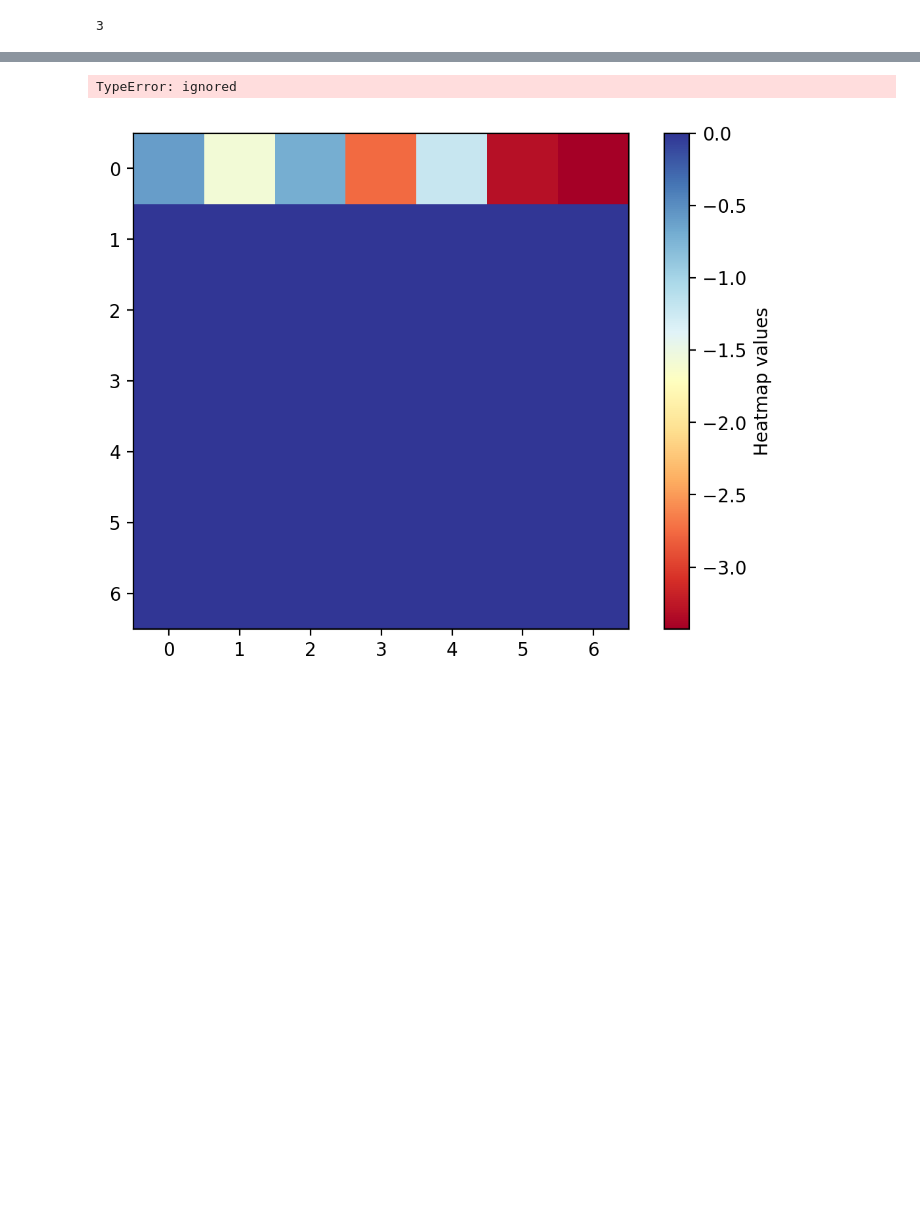
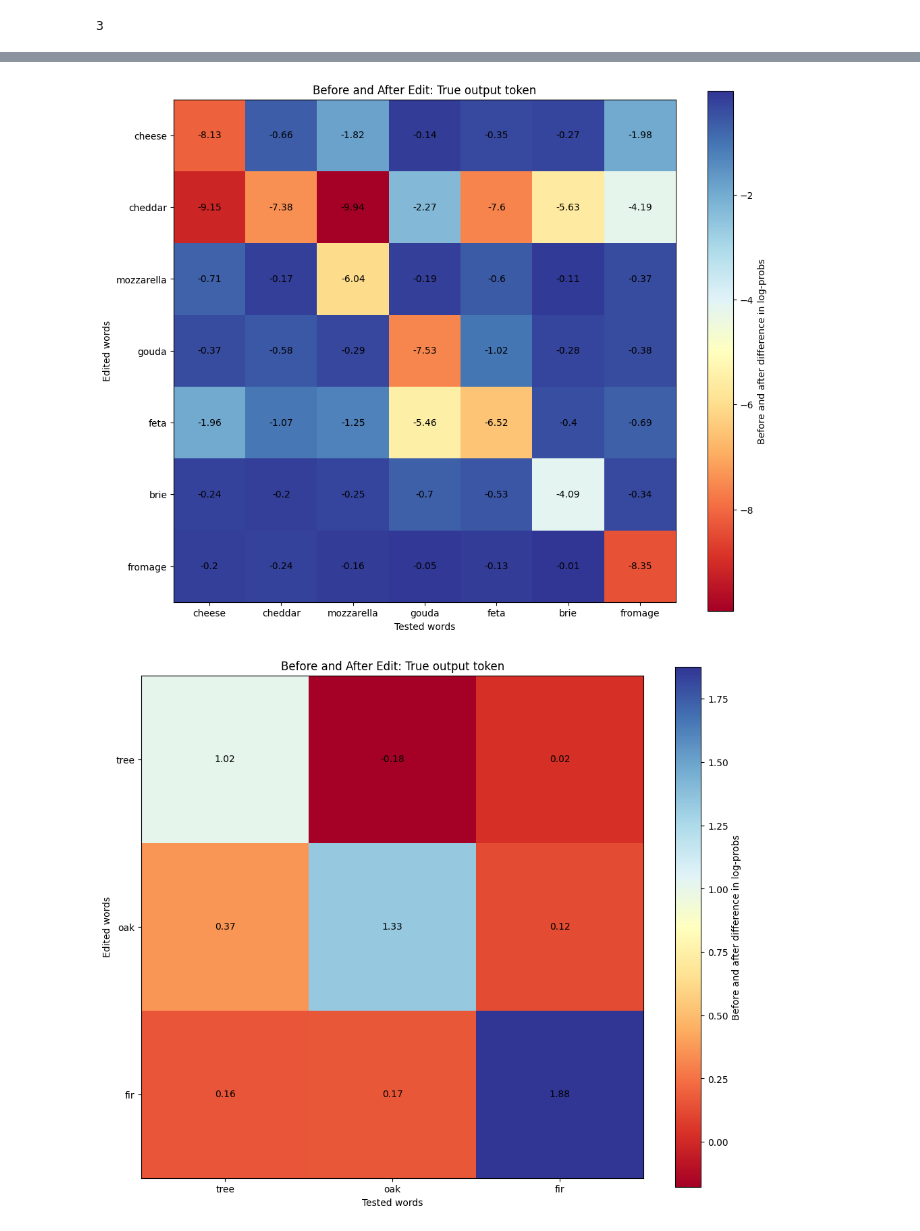
Before and after one commit to JayThibs/rome-experiments, a Jupyter notebook: notebooks/rome.ipynb, the cells around one changed output, grey strips where cells are left out. Saved outputs shown, nothing was run; the diff lists cells and outputs as text; code cells hidden in the pictures; blank space fills up the shorter version.

Commit message:
Added heatmaps.

```diff
--- a/notebooks/rome.ipynb
+++ b/notebooks/rome.ipynb
@@ -1562,7 +1621,12 @@ log_probs_dict
+# %%
+import json
+
+with open("log_probs_dict_1.json") as f:
+    log_probs_dict = json.load(f)
 # %%
 base_prompts = []
 data_dict = {}
-for k in log_probs_dict.keys():
+for j, k in enumerate(log_probs_dict.keys()):
     data_dict[k] = {"before_edit": {"true_token": [], "new_token": []}, "after_edit": {"true_token": [], "new_token": []}, "log_prob_diff": {"true_token": [], "new_token": []}}
     base_prompts.append(k)
     before_edits = {"true_token": [], "new_token": []}
@@ -1573,10 +1637,9 @@ for k in log_probs_dict.keys():
         before_edit_i = {"true_token": [], "new_token": []}
         after_edit_i = {"true_token": [], "new_token": []}
         for subject_token in log_probs_dict[k][edit_token].keys():
-            output_tokens = [edit['request'][0]['target_true']['str'], edit['request'][0]['target_new']['str']]
+            output_tokens = [edits[j]['request'][0]['target_true']['str'], edits[j]['request'][0]['target_new']['str']]
             try:
                 for i, output_token in enumerate(output_tokens):
-                    # print(subject_token)
                     before_edit = log_probs_dict[k][edit_token][subject_token][output_token]['before_edit']
                     after_edit = log_probs_dict[k][edit_token][subject_token][output_token]['after_edit']
                     if i == 0:
@@ -1586,20 +1649,21 @@ for k in log_probs_dict.keys():
                         before_edit_i["new_token"].append(before_edit)
                         after_edit_i["new_token"].append(after_edit)
             except:
+                print('error')
                 pass
-
 
         if before_edit_i["true_token"] != []:
             before_edits["true_token"].append(before_edit_i["true_token"])
             after_edits["true_token"].append(after_edit_i["true_token"])
-            # print(after_edit_i["true_token"])
-            log_prob_diff = np.abs(np.array(after_edit_i["true_token"]) - np.array(before_edit_i["true_token"]))
+            print(before_edit_i["true_token"])
+            print(after_edit_i["true_token"])
+            log_prob_diff = list(np.array(after_edit_i["true_token"]) - np.array(before_edit_i["true_token"]))
             log_prob_diffs["true_token"].append(log_prob_diff)
 
 
             before_edits["new_token"].append(before_edit_i["new_token"])
             after_edits["new_token"].append(after_edit_i["new_token"])
-            log_prob_diff = np.abs(np.array(after_edit_i["new_token"]) - np.array(before_edit_i["new_token"]))
+            log_prob_diff = list(np.array(after_edit_i["new_token"]) - np.array(before_edit_i["new_token"]))
             log_prob_diffs["new_token"].append(log_prob_diff)
 
     data_dict[k]['before_edit']["true_token"].append(before_edits["true_token"])
@@ -1652,30 +1714,53 @@ data_dict['A cheese is made of']['before_edit']['true_token'][0]
 # %%
 import matplotlib.pyplot as plt
 import numpy as np
 
+filename = ["cheese", "tree", "apple"]
+plt_sets = ["true_token", "new_token"]
+remove_tokens = [4, 3, 2]
+
 # Create some fake data to represent the values in the heatmap
-for k in list(data_dict.keys()):
-    data = data_dict[k]['before_edit']['true_token'][0]
+for plot_type in plt_sets:
+    for num, k in enumerate(list(data_dict.keys())):
+        rem = remove_tokens[num]
+        subjects = edits[num]['request'][0]['subjects'][:-rem]
+        data = data_dict[k]['log_prob_diff'][plot_type][0]
+        # print(data)
 
-    # Create the heatmap using the imshow function
-    plt.figure(figsize=(7, 5), dpi=200)
-    plt.imshow(data, cmap='RdYlBu')
+        # Create the heatmap using the imshow function
+        fig, ax = plt.subplots(figsize=(12, 10))
 
-    # Add labels to the x and y axes
-    plt.xticks(np.arange(len(data[0])))
-    plt.yticks(np.arange(len(data)))
+        # Plot the heatmap
+        im = ax.imshow(data, cmap='RdYlBu')
 
-    # Add tick marks and labels to the colorbar
-    cbar = plt.colorbar()
-    cbar.set_label('Heatmap values')
+        # Set the tick labels for the x-axis
+        ax.set_xticks(np.arange(len(subjects)))
+        ax.set_xticklabels(subjects)
+        ax.set_xlabel('Tested words')
 
-    # Add numbers inside each element in the map
-    for i in range(10):
-        for j in range(10):
-            text = plt.text(j, i, round(data[i, j], 2), ha="center", va="center", color="black")
+        # Set the tick labels for the y-axis
+        ax.set_yticks(np.arange(len(subjects)))
+        ax.set_yticklabels(subjects)
+        ax.set_ylabel('Edited words')
 
-    plt.show()
-    break
+        if plot_type == "true_token":
+            ax.set_title(f"Before and After Edit: True output token")
+        else:
+            ax.set_title(f"Before and After Edit: New output token")
+
+
+        # Add tick marks and labels to the colorbar
+        cbar = fig.colorbar(im)
+        cbar.set_label('Before and after difference in log-probs')
+
+        # Add numbers inside each element in the map
+        for i in range(len(subjects)):
+            for j in range(len(subjects)):
+                text = plt.text(j, i, round(data[i][j], 2), ha="center", va="center", color="black")
+
+        plt.savefig(f'{filename[num]}_{plot_type}_01.png')
+        plt.show()
+        # break
 # %% [output]
-TypeError: ignored
-[figure, old version]
+[figure, new version]
+[figure, added]
```
Also changed, not shown: parts of 24 cells of this notebook, 22 other files.
